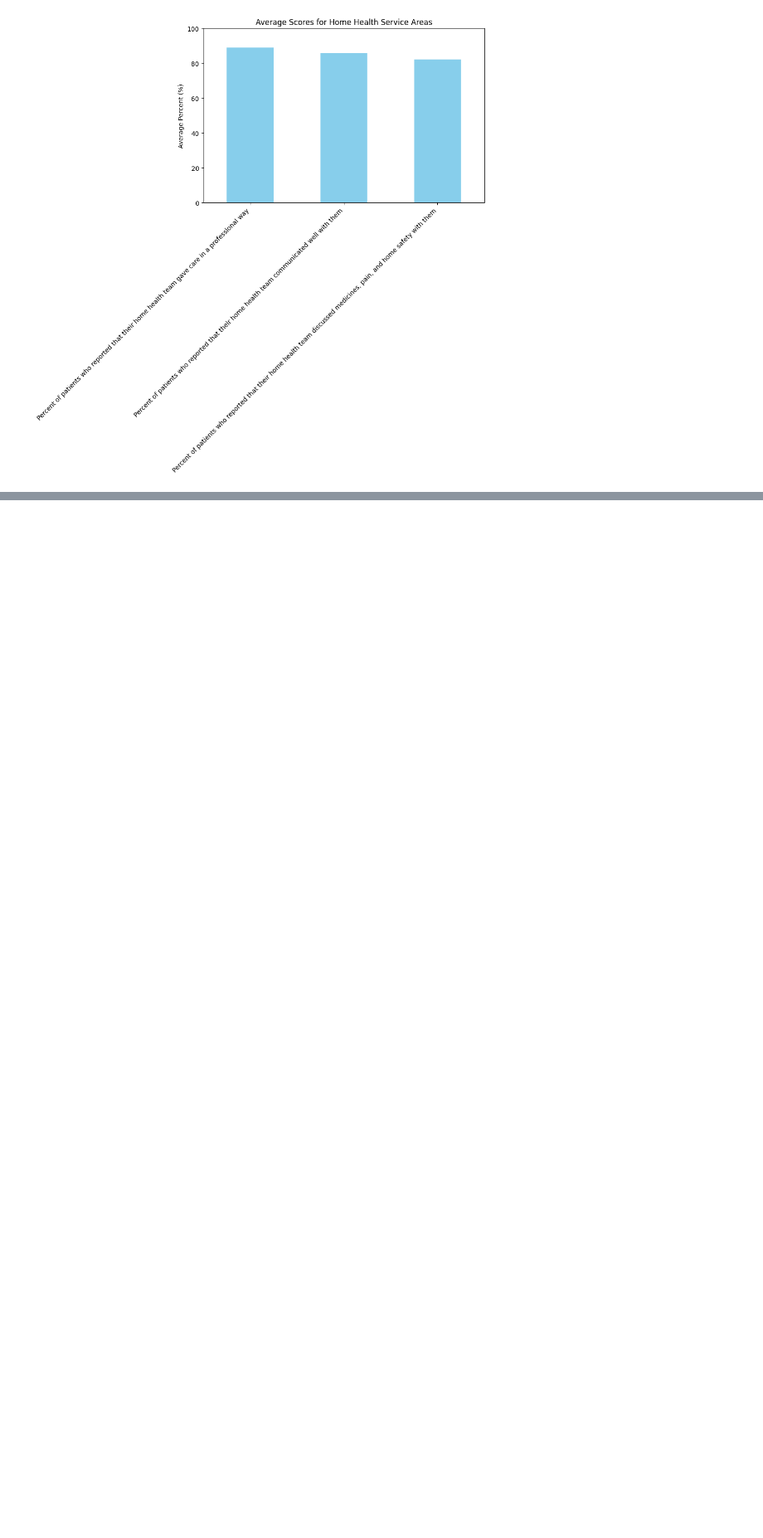
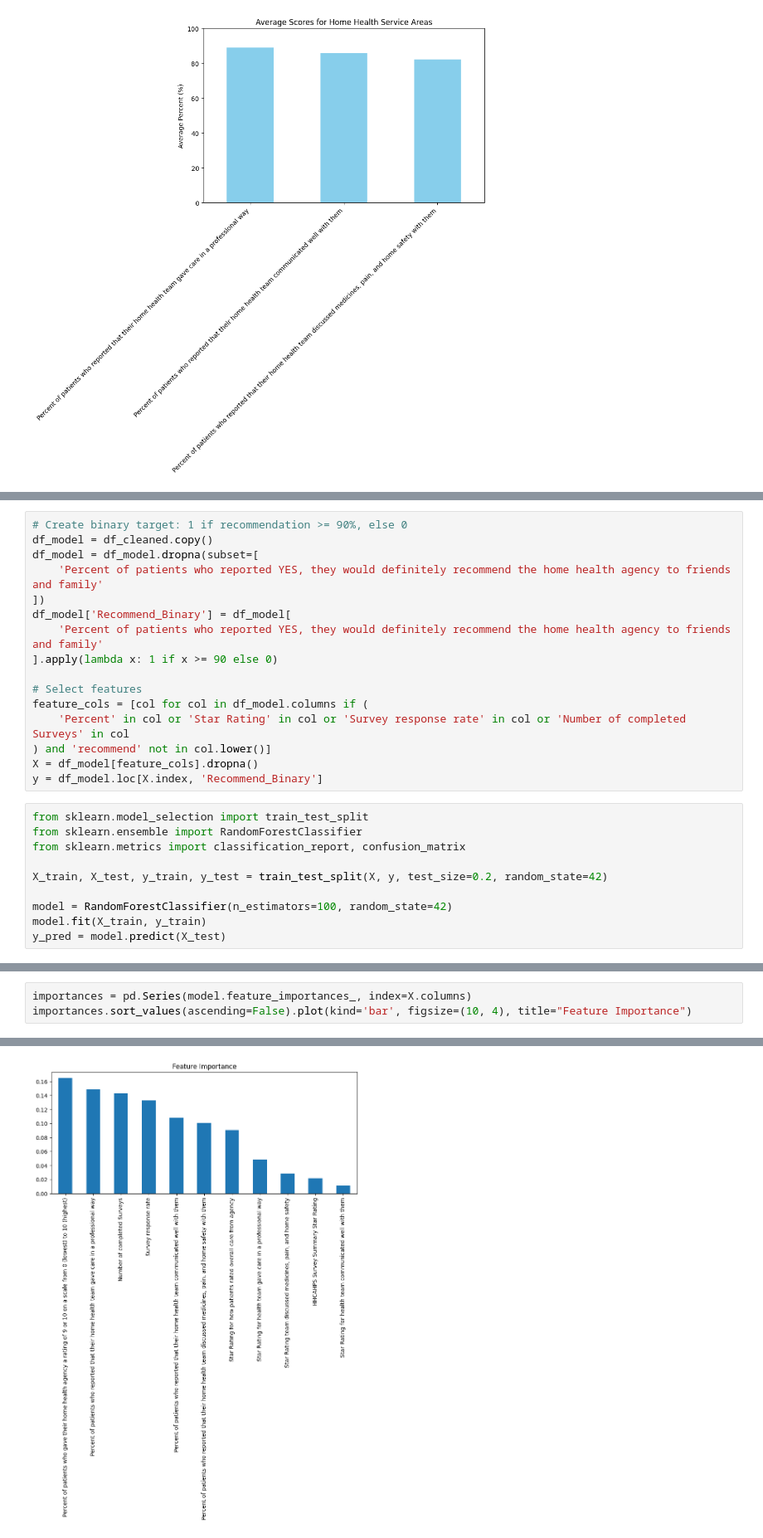
Before and after one commit to ohabardi/udacity-blog-hhcahps, a Jupyter notebook: HHCAHPS_Data_Analysis.ipynb, the cells around one changed output, grey strips where cells are left out. Shown at 83% size. Saved outputs shown, nothing was run; the diff lists cells and outputs as text; blank space fills up the shorter version.

```diff
--- a/HHCAHPS_Data_Analysis.ipynb
+++ b/HHCAHPS_Data_Analysis.ipynb
@@ -233,0 +240,26 @@ plt.show()
+# %%
+# Create binary target: 1 if recommendation >= 90%, else 0
+df_model = df_cleaned.copy()
+df_model = df_model.dropna(subset=[
+    'Percent of patients who reported YES, they would definitely recommend the home health agency to friends and family'
+])
+df_model['Recommend_Binary'] = df_model[
+    'Percent of patients who reported YES, they would definitely recommend the home health agency to friends and family'
+].apply(lambda x: 1 if x >= 90 else 0)
+
+# Select features
+feature_cols = [col for col in df_model.columns if (
+    'Percent' in col or 'Star Rating' in col or 'Survey response rate' in col or 'Number of completed Surveys' in col
+) and 'recommend' not in col.lower()]
+X = df_model[feature_cols].dropna()
+y = df_model.loc[X.index, 'Recommend_Binary']
+# %%
+from sklearn.model_selection import train_test_split
+from sklearn.ensemble import RandomForestClassifier
+from sklearn.metrics import classification_report, confusion_matrix
+
+X_train, X_test, y_train, y_test = train_test_split(X, y, test_size=0.2, random_state=42)
+
+model = RandomForestClassifier(n_estimators=100, random_state=42)
+model.fit(X_train, y_train)
+y_pred = model.predict(X_test)
@@ -233,0 +285,4 @@ plt.show()
+# %%
+importances = pd.Series(model.feature_importances_, index=X.columns)
+importances.sort_values(ascending=False).plot(kind='bar', figsize=(10, 4), title="Feature Importance")
+# %% [output]
@@ -233,0 +290 @@ plt.show()
+[figure, added]
```
Also changed, not shown: parts of 13 cells of this notebook.
